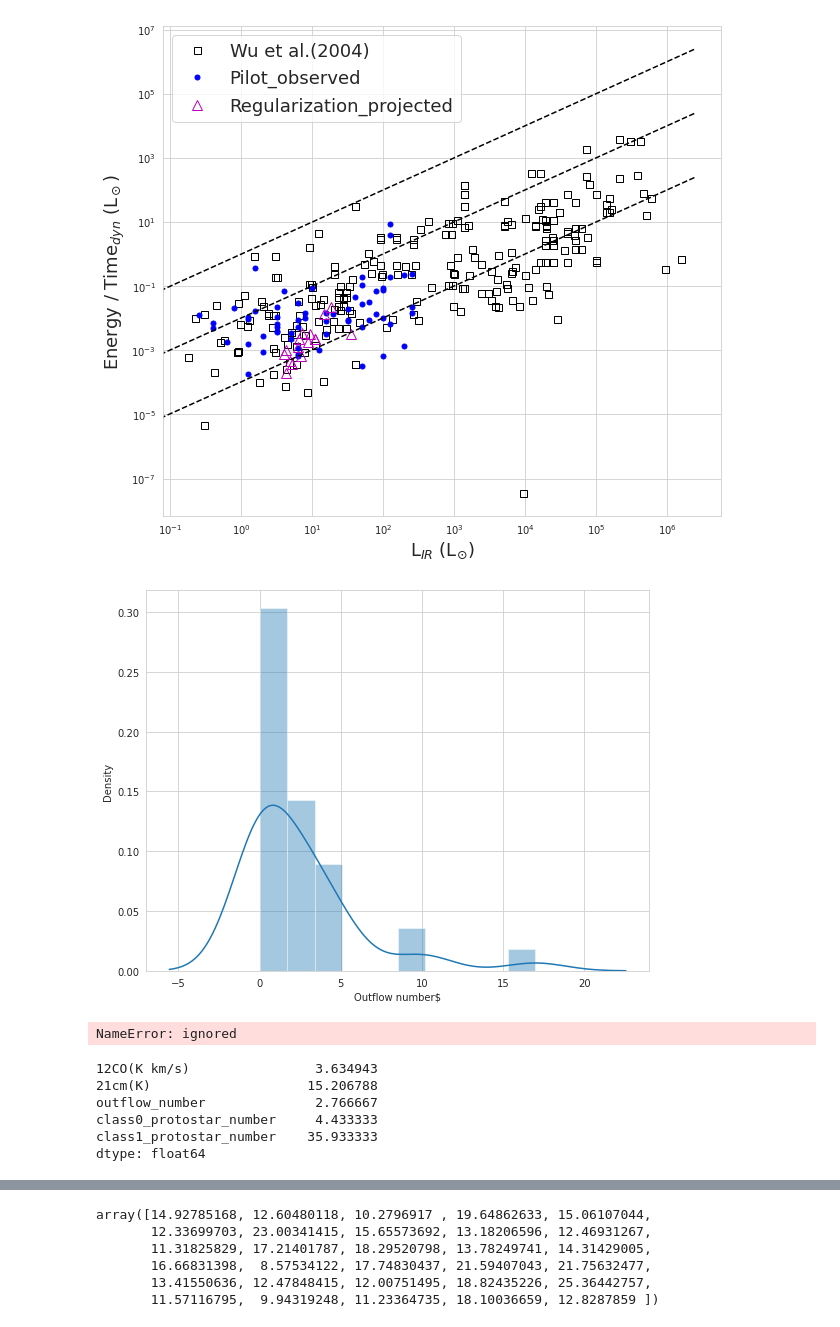
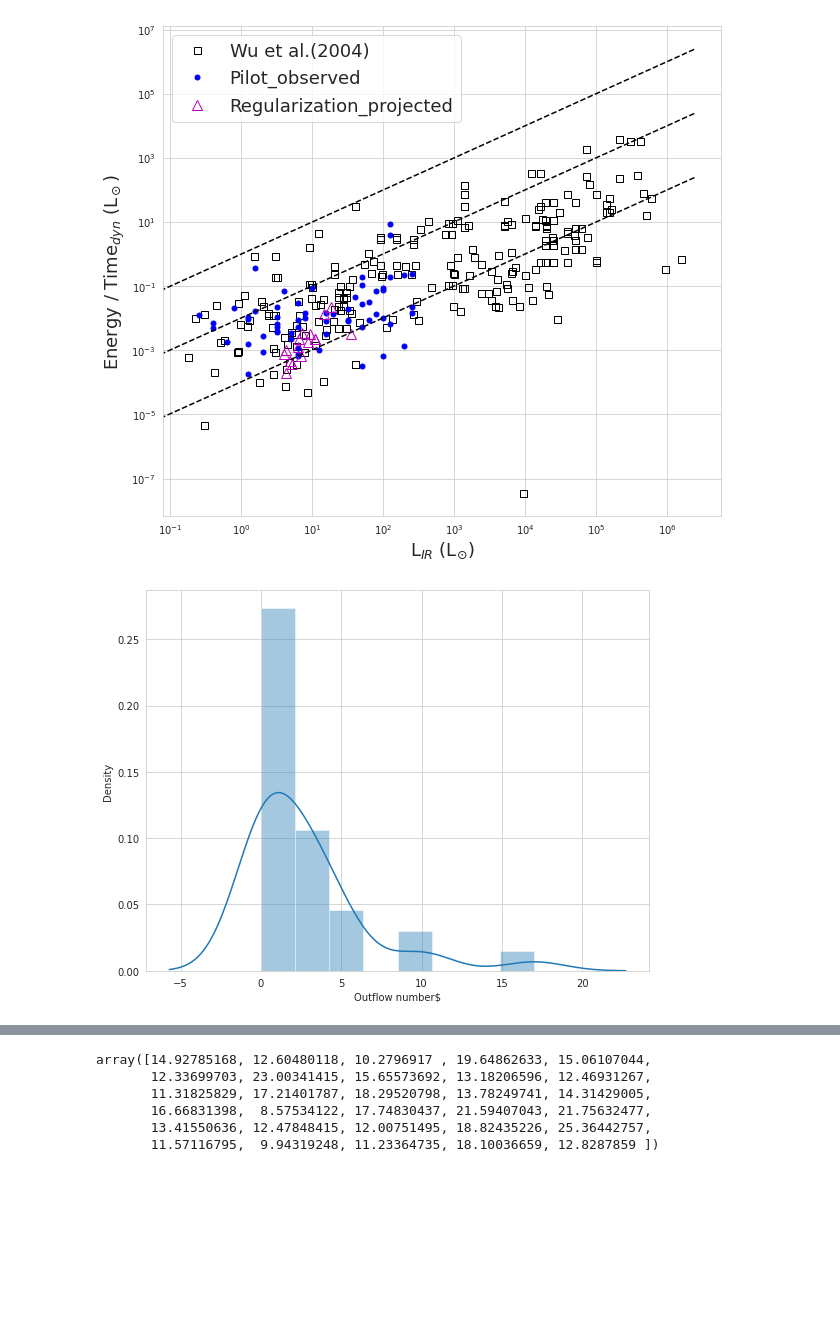
Before and after one commit to sdeb-alpinisteF/Large-sample-outflows-in-CygX-and-ML-methods, a Jupyter notebook: notebooks/03_ML_models.ipynb, the cells around one changed output, grey strips where cells are left out. Drawn from its saved outputs; the diff is of its cells as text; code cells hidden in the pictures; blank space fills up the shorter version.

```diff
--- a/notebooks/03_ML_models.ipynb
+++ b/notebooks/03_ML_models.ipynb
@@ -488,26 +485,16 @@ See the caveats in the documentation: https://pandas.pydata.org/pandas-docs/stab
 # >>>>>>>>>>>>>>             PROJECTION BASED ON 12CO AND 21CM                  >>>>>>>>>>>>>>>>>>>>>>>>>>>>>>>>>>>>>>>>>>>>>>>>>>>>>>>>>>>>
 ################                                                                ############################################################
 ############################################################################################################################################
+# %%
+outflows_df = pd.read_csv(filepath + '/data/co+21cm49.csv').drop('Unnamed: 0', axis=1).drop([0, 1,5,6,7,8,12,13,20,21,28,34,35,40,41,42,47,48])
+outflows_df_all = outflows_df
 # %%
 plt.figure(figsize=(9,7))
-sns.distplot(outflows_df['outflow_number'], kde=True, axlabel='Outflow number$')
+sns.distplot(outflows_df_all['outflow_number'], kde=True, axlabel='Outflow number$')
 plt.show()
 plt.close()
 # %% [output]
-[figure, old version]
+[figure, new version]
-# %%
-outflows_df_all = pd.read_csv(filepath + '/data/co+21cm49.csv').drop('Unnamed: 0', axis=1).drop([0, 1,5,6,7,8,12,13,20,21,28,34,35,40,41,42,47,48])
-# %% [output]
-NameError: ignored
-# %%
-outflows_df_all.dropna().sort_values('outflow_number').mean() #.hist()
-# %% [output]
-12CO(K km/s)                3.634943
-21cm(K)                    15.206788
-outflow_number              2.766667
-class0_protostar_number     4.433333
-class1_protostar_number    35.933333
-dtype: float64
 # %%
 #>>>>>>> OUTFLOW NUMBERS PROJECTION
 
```
Also changed, not shown: parts of 5 cells of this notebook.
